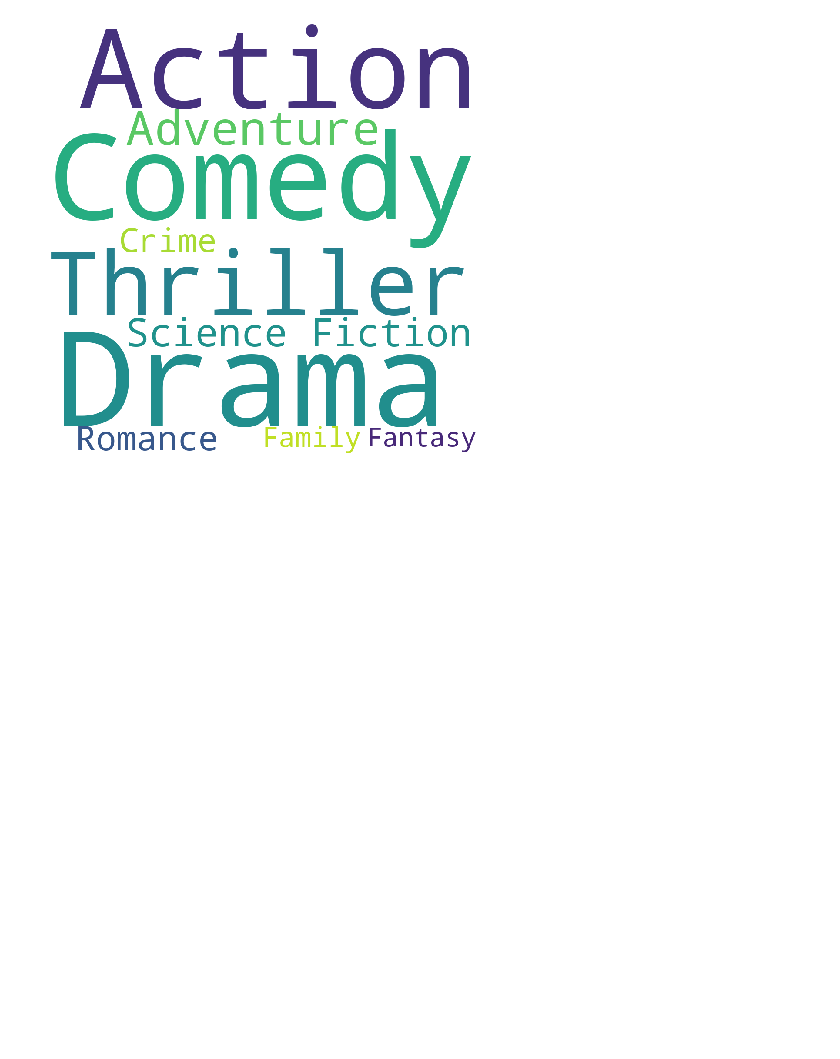
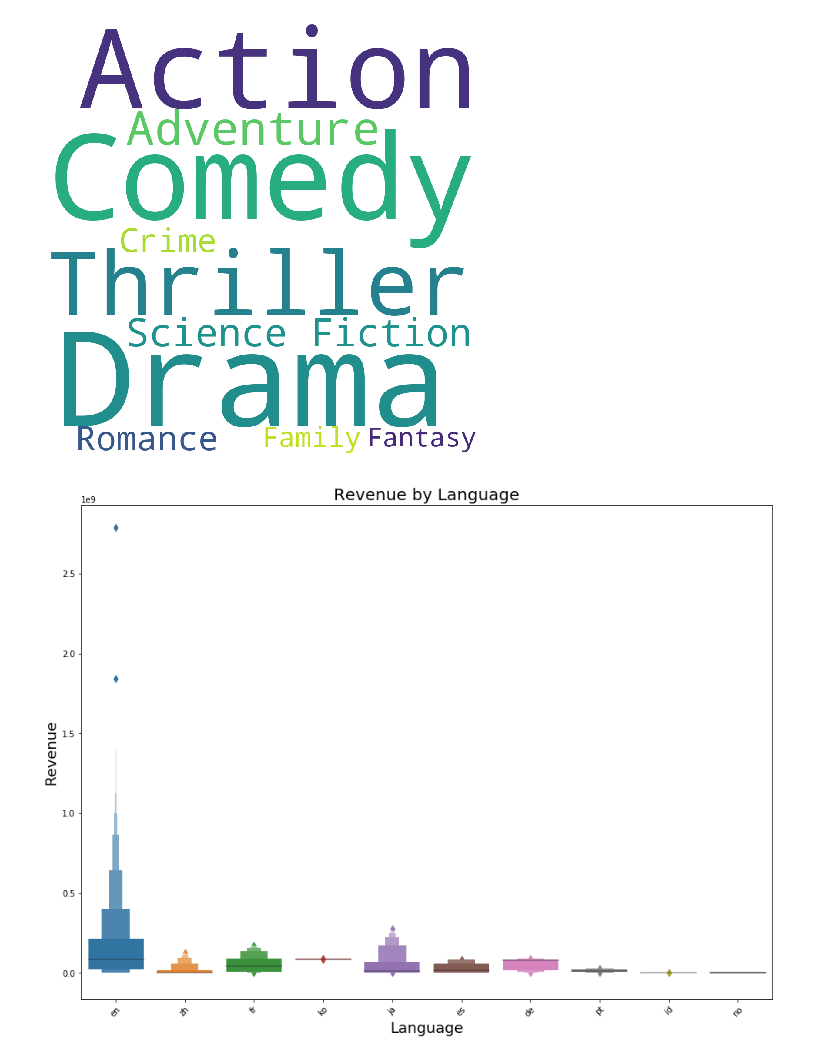
Before and after one commit to ATRI2107/Movie-Box-Office-Prediction, a Jupyter notebook: Box Office Prediction.ipynb, the cells around one changed output. Saved outputs shown, nothing was run; the diff lists cells and outputs as text; code cells hidden in the pictures; blank space fills up the shorter version.

Commit message:
Revenue vs Language added

```diff
--- a/Box Office Prediction.ipynb
+++ b/Box Office Prediction.ipynb
@@ -131,3 +131,13 @@ plt.axis('off')
 plt.show()
 # %% [output]
 [figure]
+# %%
+plt.figure(figsize=(15,11))
+g1=sns.boxenplot(x='original_language',y='revenue',data=df[(df['original_language'].isin((df['original_language'].sort_values().value_counts()[:10].index.values)))])
+g1.set_title("Revenue by Language",fontsize=20)
+g1.set_xticklabels(g1.get_xticklabels(),rotation=45)
+g1.set_xlabel("Language",fontsize=18)
+g1.set_ylabel("Revenue",fontsize=18)
+plt.show()
+# %% [output]
+[figure, added]
```
